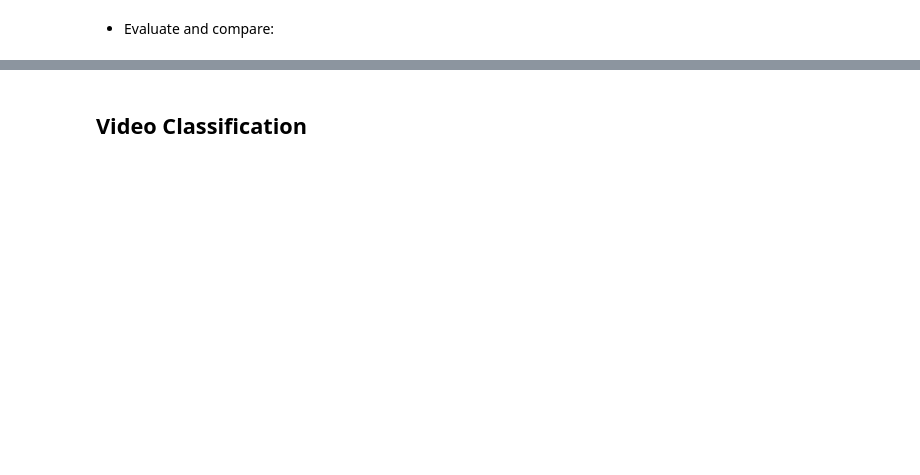
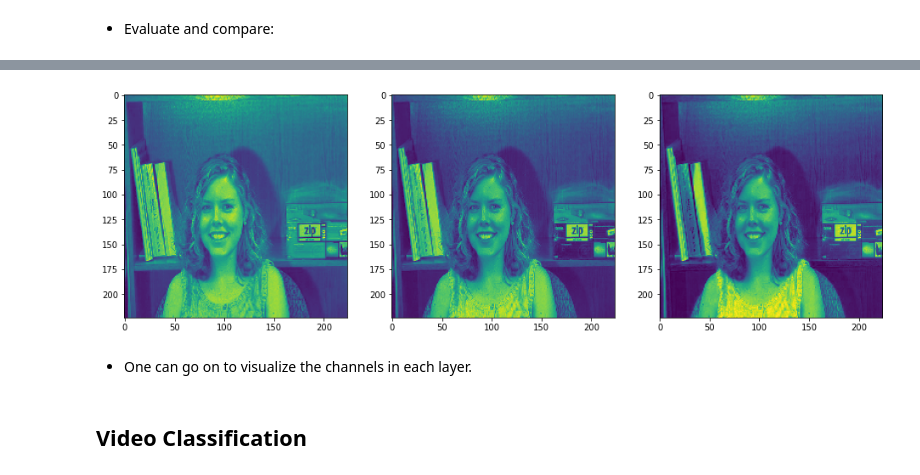
Before and after one commit to TyroneWilkinson/AttentionMonitoring, a Jupyter notebook: Attention Monitoring.ipynb, the cells around one changed output, grey strips where cells are left out. Saved outputs shown, nothing was run; the diff lists cells and outputs as text; code cells hidden in the pictures; blank space fills up the shorter version.

```diff
--- a/Attention Monitoring.ipynb
+++ b/Attention Monitoring.ipynb
@@ -469,0 +530,6 @@ test_loss, test_acc = model2.evaluate(test_generator, steps=None, verbose=1)
+# %%
+# Extracts the outputs of each layer:
+layer_outputs = [layer.output for layer in model.layers]
+
+# Creates a model that will return these outputs, given the model input:
+activation_model = Model(inputs=model.input, outputs=layer_outputs)
@@ -469,0 +542,4 @@ test_loss, test_acc = model2.evaluate(test_generator, steps=None, verbose=1)
+# %%
+activations = activation_model.predict(img_tensor)
+# %%
+first_layer_act = activations[0]
@@ -470,3 +550,13 @@ test_loss, test_acc = model2.evaluate(test_generator, steps=None, verbose=1)
+# %%
+# Visualizing the 3 channels in the first convolutional layer of the model.
+plt.figure(figsize=(16, 12))
+for i in range(first_layer_act.shape[-1]):
+    plt.subplot(1,first_layer_act.shape[-1],i+1)
+    plt.imshow(first_layer_act[0, :, :, i])
+# %% [output]
+[figure, added]
+# %% [markdown]
+- One can go on to visualize the channels in each layer.
 # %% [markdown]
 <p><a name="Video Classification"></a></p>
 
```
Also changed, not shown: parts of 31 cells of this notebook, 9 other files.
